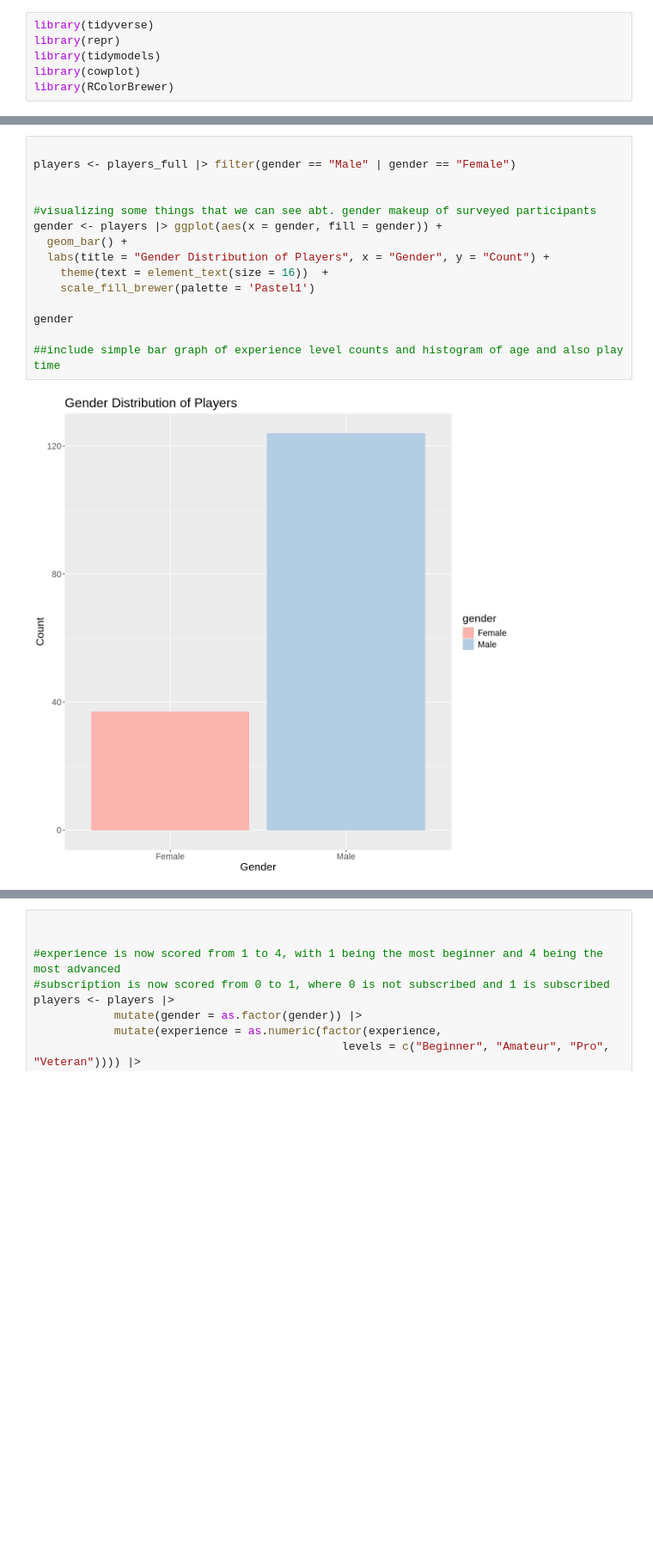
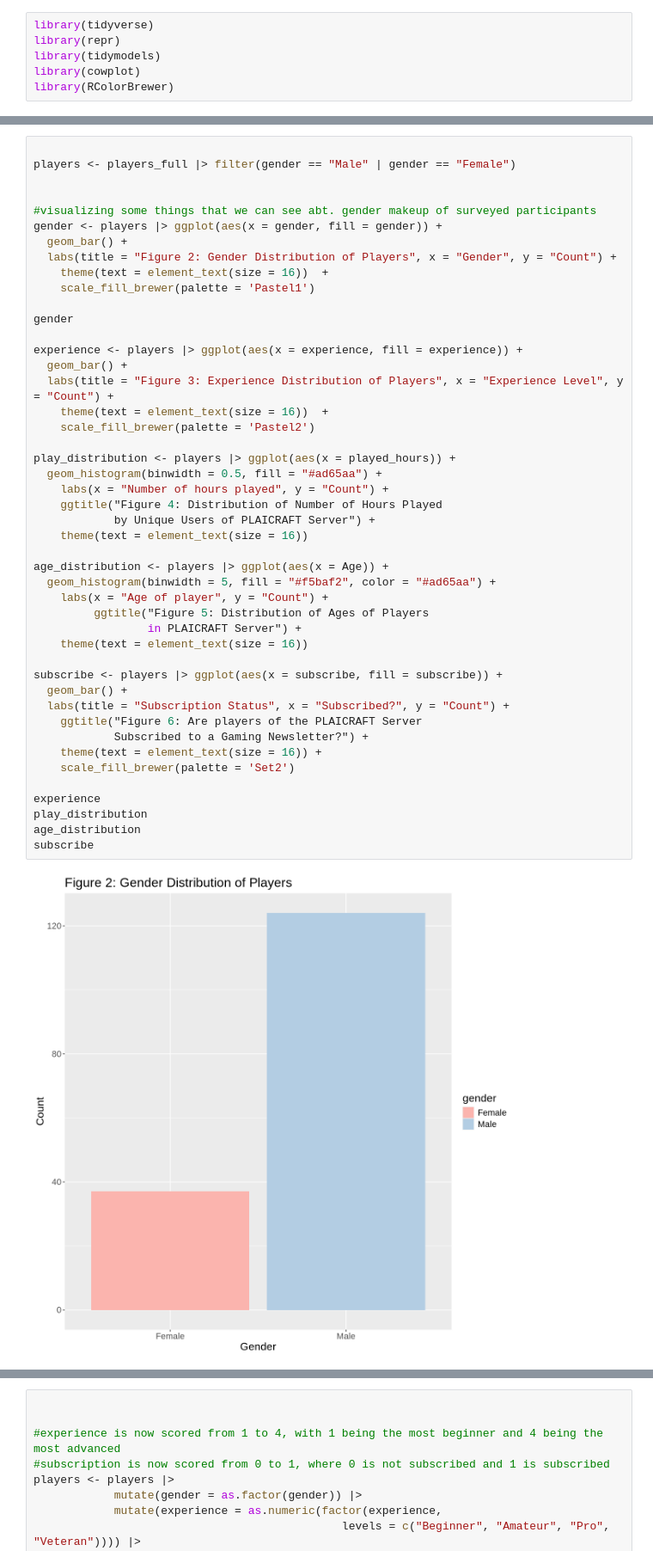
Before and after one commit to ellailan/PLAICRAFT-Data-Analysis, a Jupyter notebook: data-analysis.ipynb, the cells around one changed output, grey strips where cells are left out. Shown at 86% size. Saved outputs shown, nothing was run; the diff lists cells and outputs as text; blank space fills up the shorter version.

```diff
--- a/data-analysis.ipynb
+++ b/data-analysis.ipynb
@@ -106,17 +137,48 @@ REMOVING GENDERS BC SIMPLE, othger distrubutiions aka age, experience,
 # %%
 
 players <- players_full |> filter(gender == "Male" | gender == "Female")
 
 
 #visualizing some things that we can see abt. gender makeup of surveyed participants
 gender <- players |> ggplot(aes(x = gender, fill = gender)) +
   geom_bar() +
-  labs(title = "Gender Distribution of Players", x = "Gender", y = "Count") +
+  labs(title = "Figure 2: Gender Distribution of Players", x = "Gender", y = "Count") +
     theme(text = element_text(size = 16))  +
     scale_fill_brewer(palette = 'Pastel1')
 
 gender
 
-##include simple bar graph of experience level counts and histogram of age and also play time
+experience <- players |> ggplot(aes(x = experience, fill = experience)) +
+  geom_bar() +
+  labs(title = "Figure 3: Experience Distribution of Players", x = "Experience Level", y = "Count") +
+    theme(text = element_text(size = 16))  +
+    scale_fill_brewer(palette = 'Pastel2')
+
+play_distribution <- players |> ggplot(aes(x = played_hours)) +
+  geom_histogram(binwidth = 0.5, fill = "#ad65aa") +
+    labs(x = "Number of hours played", y = "Count") +
+    ggtitle("Figure 4: Distribution of Number of Hours Played
+            by Unique Users of PLAICRAFT Server") +
+    theme(text = element_text(size = 16))
+
+age_distribution <- players |> ggplot(aes(x = Age)) +
+  geom_histogram(binwidth = 5, fill = "#f5baf2", color = "#ad65aa") +
+    labs(x = "Age of player", y = "Count") +
+         ggtitle("Figure 5: Distribution of Ages of Players
+                 in PLAICRAFT Server") +
+    theme(text = element_text(size = 16))
+
+subscribe <- players |> ggplot(aes(x = subscribe, fill = subscribe)) +
+  geom_bar() +
+  labs(title = "Subscription Status", x = "Subscribed?", y = "Count") +
+    ggtitle("Figure 6: Are players of the PLAICRAFT Server
+            Subscribed to a Gaming Newsletter?") +
+    theme(text = element_text(size = 16)) +
+    scale_fill_brewer(palette = 'Set2')
+
+experience
+play_distribution
+age_distribution
+subscribe
 # %% [output]
-[figure, old version]
+[figure, new version]
```
Also changed, not shown: parts of 21 cells of this notebook.
